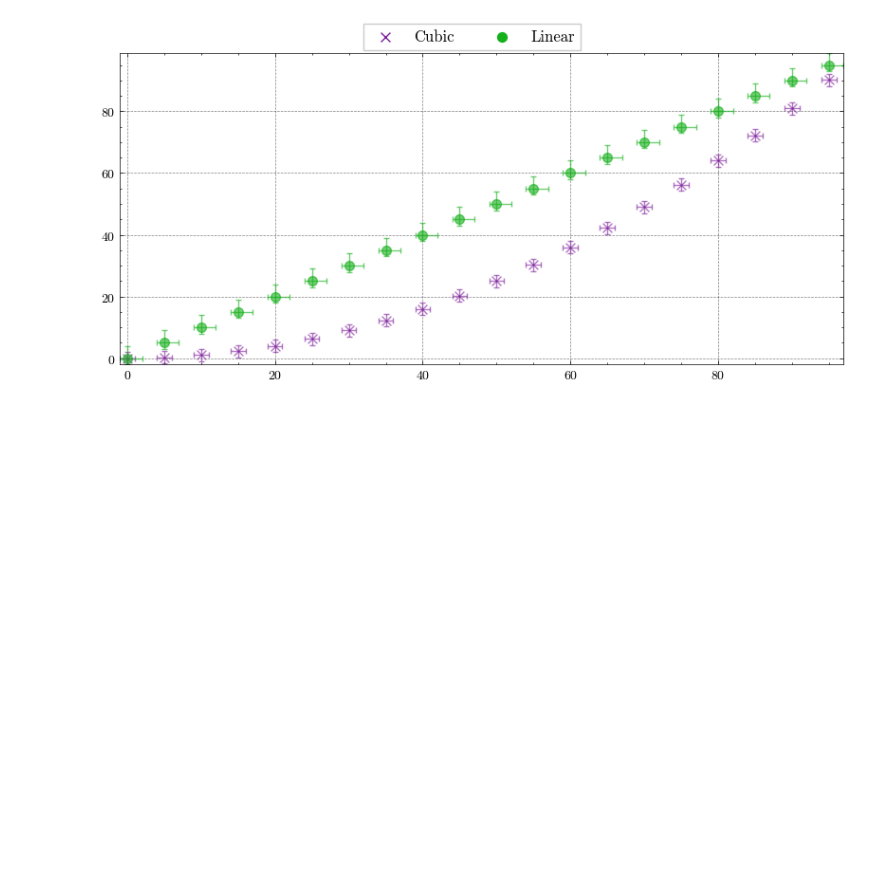
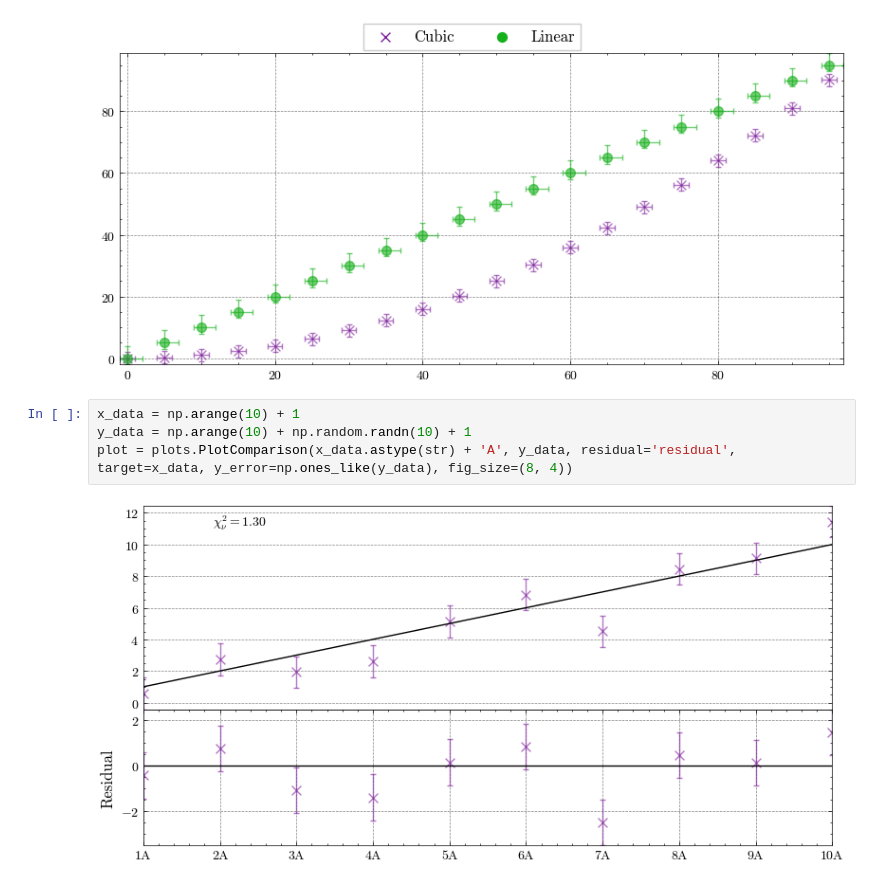
Before and after one commit to EthanTreg/Science-Plots, a Jupyter notebook: jupyter/plot_tests.ipynb, the cells around one changed output. Saved outputs shown, nothing was run; the diff lists cells and outputs as text; blank space fills up the shorter version.

```diff
--- a/jupyter/plot_tests.ipynb
+++ b/jupyter/plot_tests.ipynb
@@ -172,3 +172,9 @@ plot = plots.PlotPlots(
 )
 # %% [output]
 [figure]
+# %%
+x_data = np.arange(10) + 1
+y_data = np.arange(10) + np.random.randn(10) + 1
+plot = plots.PlotComparison(x_data.astype(str) + 'A', y_data, residual='residual', target=x_data, y_error=np.ones_like(y_data), fig_size=(8, 4))
+# %% [output]
+[figure, added]
```
Also changed, not shown: parts of 8 cells of this notebook, 4 other files.
